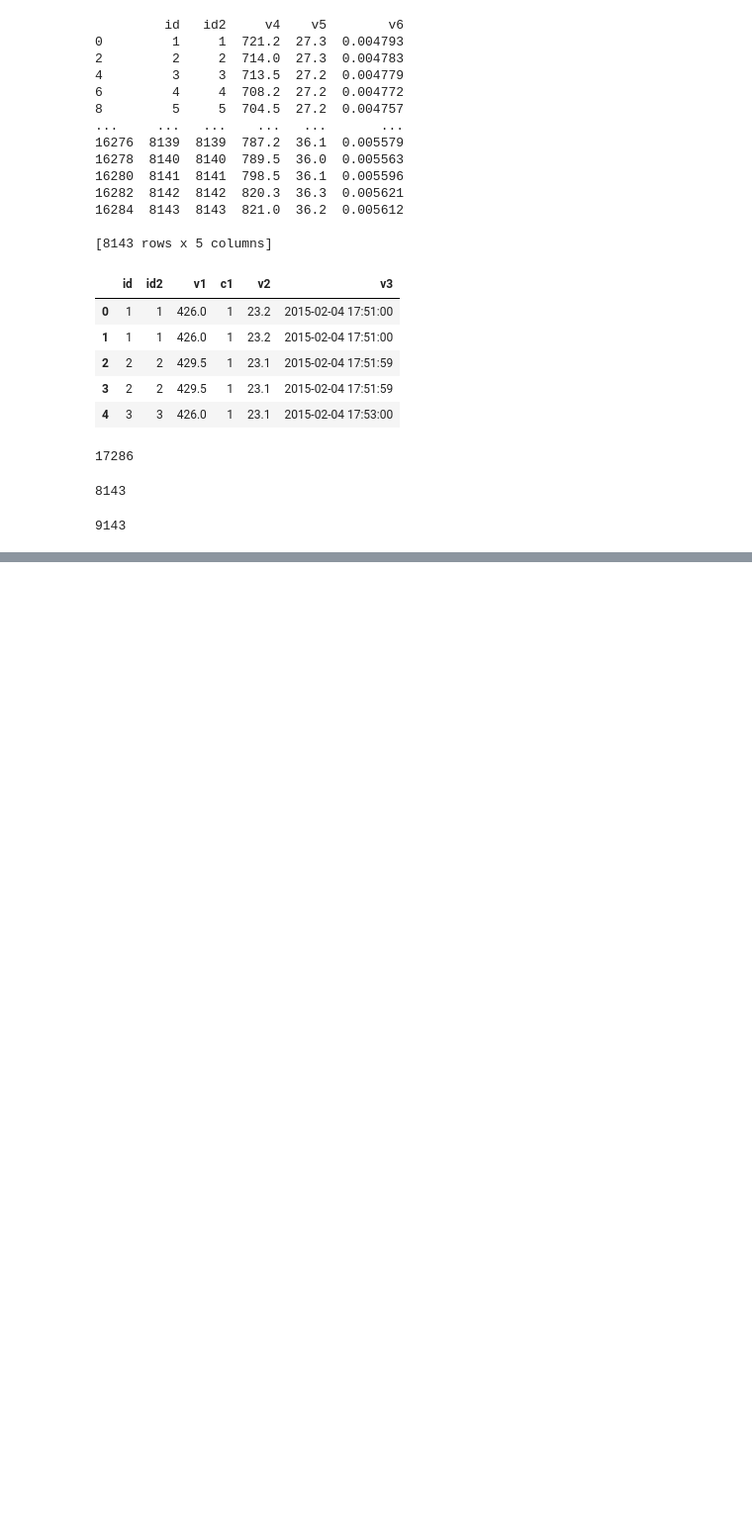
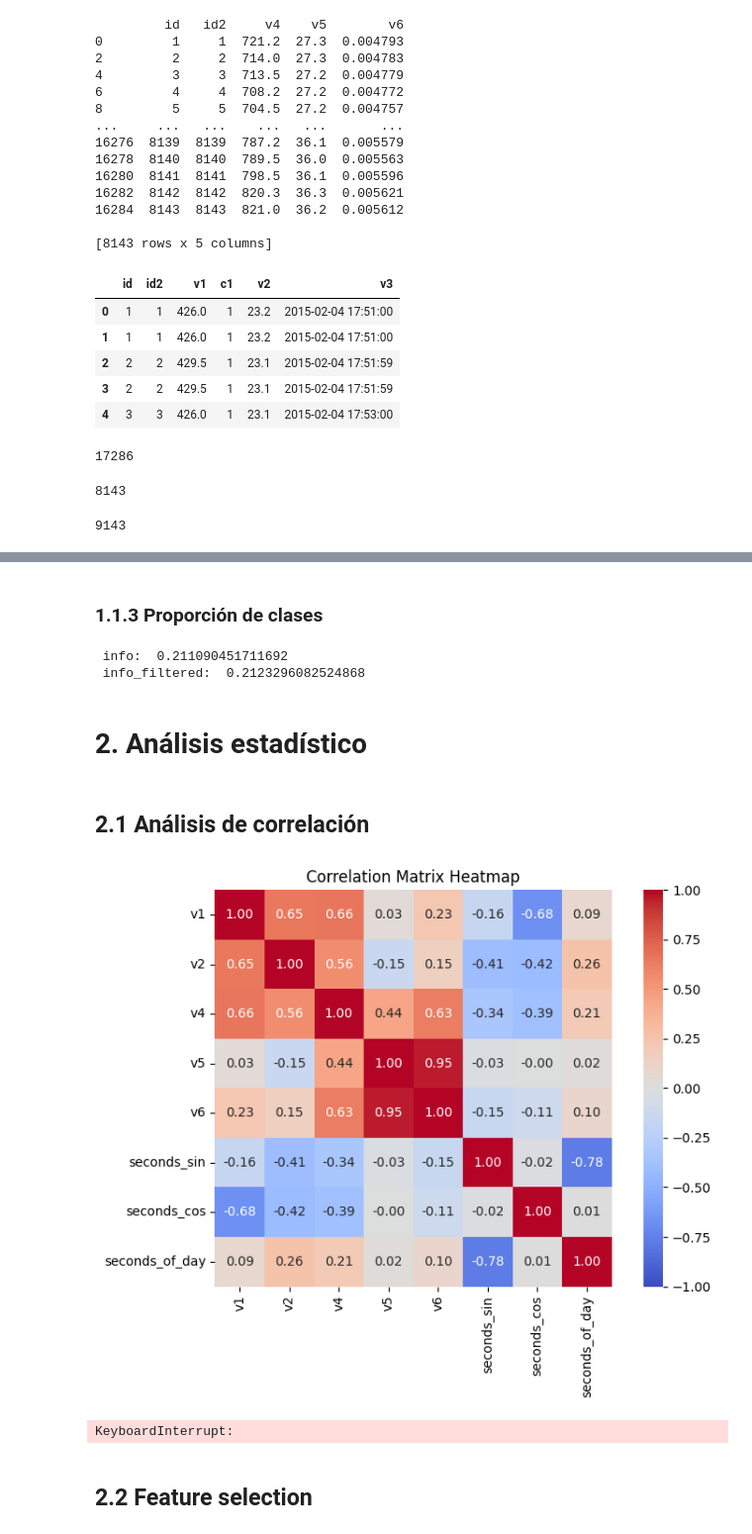
Before and after one commit to sergfer26/ETL-Data-Science-Test, a Jupyter notebook: data_science/notebook/clustering.ipynb, the cells around one changed output, grey strips where cells are left out. Shown at 99% size. Cells and saved outputs as stored; diff of their text form; code cells hidden in the pictures; blank space fills up the shorter version.

```diff
--- a/data_science/notebook/clustering.ipynb
+++ b/data_science/notebook/clustering.ipynb
@@ -131,0 +117,23 @@ np.int64(1000)
+# %%
+import numpy as np
+
+# Convertir columna de fecha a valores periódicos basados en los segundos transcurridos en el día
+# Esto es útil para capturar la naturaleza cíclica del tiempo con mayor granularidad
+
+# 1. Primero convierte a datetime
+info['timestamp_datetime'] = pd.to_datetime(info['v3'])
+
+# 2. Extrae las componentes de tiempo
+info['hour'] = info['timestamp_datetime'].dt.hour
+info['minute'] = info['timestamp_datetime'].dt.minute
+info['second'] = info['timestamp_datetime'].dt.second
+
+# 3. Calcula los segundos transcurridos desde medianoche (0-86399)
+info['seconds_of_day'] = info['hour'] * 3600 + info['minute'] * 60 + info['second']
+
+# 4. Convierte los segundos a valores periódicos usando seno y coseno
+# Esto captura que 23:59:59 está cerca de 0:00:00
+info['seconds_sin'] = np.sin(2 * np.pi * info['seconds_of_day'] / 86400)
+info['seconds_cos'] = np.cos(2 * np.pi * info['seconds_of_day'] / 86400)
+
+print(info[['v3', 'seconds_of_day', 'seconds_sin', 'seconds_cos']].head())
@@ -131,0 +152,43 @@ np.int64(1000)
+# %% [markdown]
+### 1.1.3 Proporción de clases
+# %%
+print(" info: ", info["c1"].sum() / len(info))
+print(" info_filtered: ", info_filtered["c1"].sum() / len(info_filtered))
+# %% [output]
+ info:  0.211090451711692
+ info_filtered:  0.2123296082524868
+# %% [markdown]
+# 2. Análisis estadístico
+# %% [markdown]
+## 2.1 Análisis de correlación
+# %%
+import numpy as np
+import matplotlib.pyplot as plt
+import seaborn as sns
+
+corr_matrix = info[['v1', 'v2', 'v4', 'v5', 'v6', 'seconds_sin', 'seconds_cos', 'seconds_of_day']].corr()
+# %%
+plt.figure(figsize=(8, 6))
+sns.heatmap(corr_matrix,
+            annot=True,
+            fmt='.2f',
+            cmap='coolwarm',
+            center=0,
+            square=True,
+            vmin=-1, vmax=1)  # Fixed range for correlation
+plt.title('Correlation Matrix Heatmap')
+plt.tight_layout()
+plt.show()
+# %% [output]
+[figure, added]
+# %%
+g = sns.pairplot(info[['v1', 'v2', 'v4', 'v5', 'v6', 'seconds_sin', 'seconds_cos', 'seconds_of_day', 'c1']],
+                 hue='c1',  # Color by category
+                 diag_kind='hist',
+                 palette='viridis',
+                 plot_kws={'alpha': 0.7, 's': 50})
+plt.show()
+# %% [output]
+KeyboardInterrupt:
+# %% [markdown]
+## 2.2 Feature selection
```
Also changed, not shown: parts of 39 cells of this notebook.
